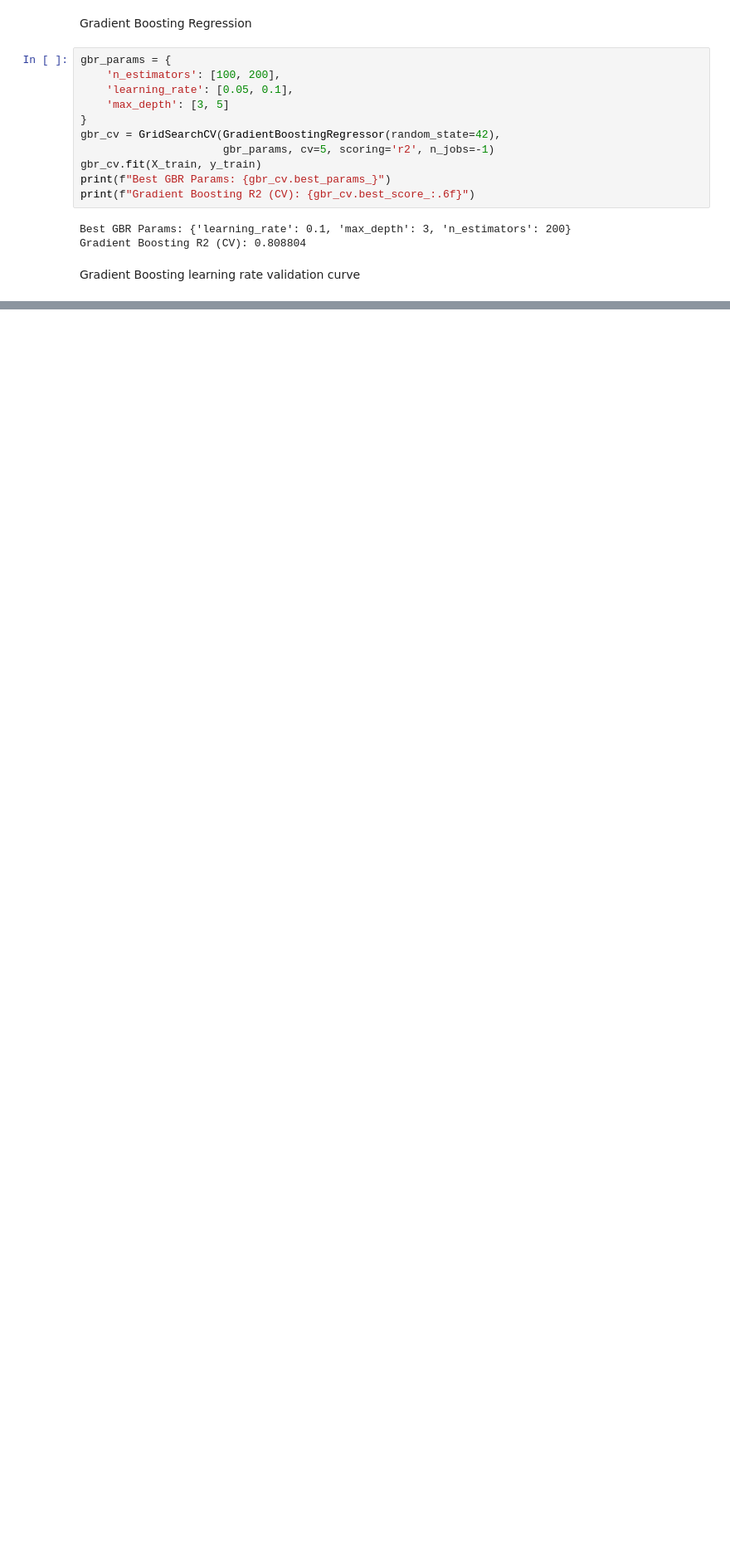
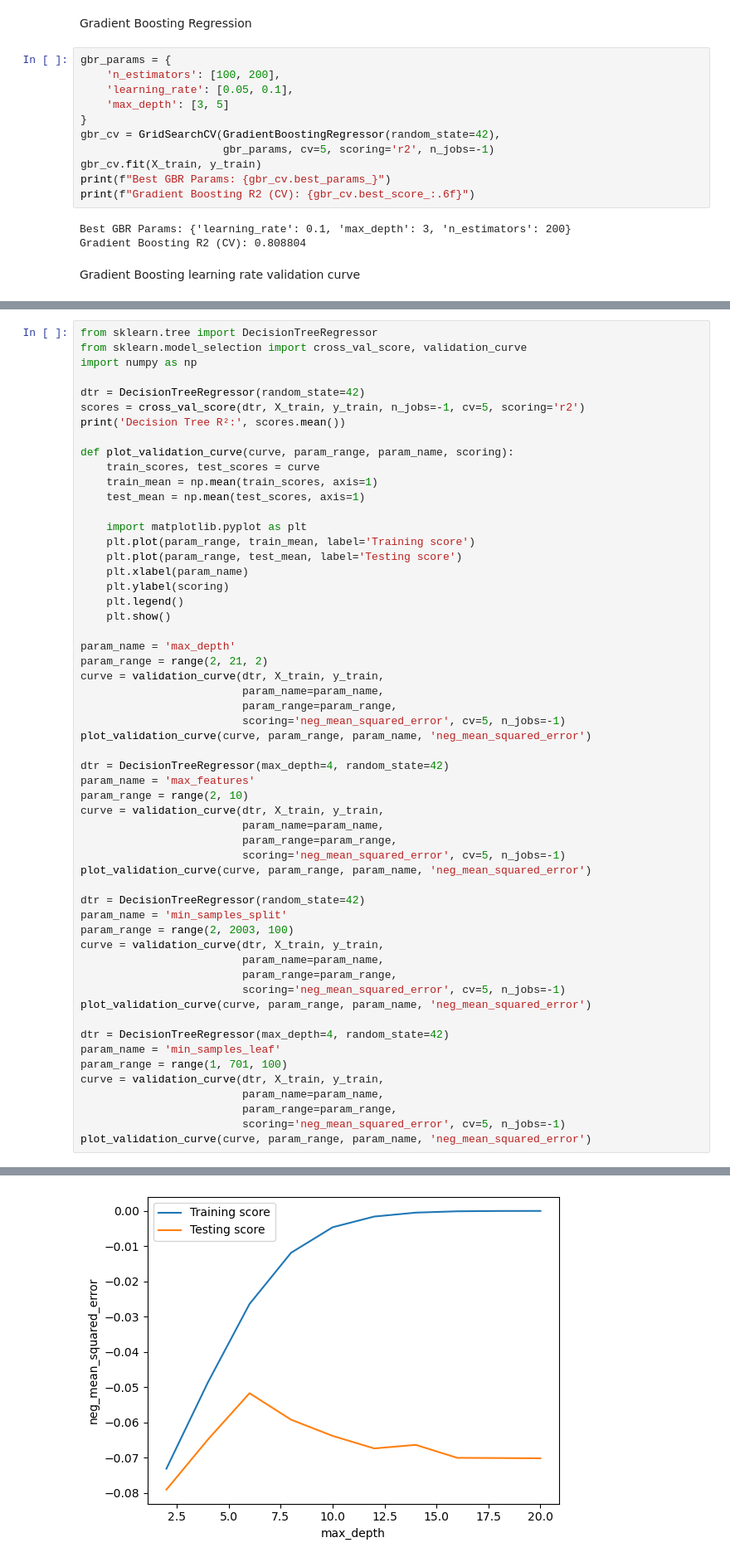
Before and after one commit to KishanSingh2003/House-Price-Pediction, a Jupyter notebook: HousePricePrediction/Training_Models.ipynb, the cells around one changed output, grey strips where cells are left out. Shown at 83% size. Drawn from its saved outputs; the diff is of its cells as text; blank space fills up the shorter version.

Commit message:
Adding Decision Tree  Model With its Validation Curve

```diff
--- a/HousePricePrediction/Training_Models.ipynb
+++ b/HousePricePrediction/Training_Models.ipynb
@@ -285,0 +288,57 @@ plot_validation_curve(
+# %%
+from sklearn.tree import DecisionTreeRegressor
+from sklearn.model_selection import cross_val_score, validation_curve
+import numpy as np
+
+dtr = DecisionTreeRegressor(random_state=42)
+scores = cross_val_score(dtr, X_train, y_train, n_jobs=-1, cv=5, scoring='r2')
+print('Decision Tree R²:', scores.mean())
+
+def plot_validation_curve(curve, param_range, param_name, scoring):
+    train_scores, test_scores = curve
+    train_mean = np.mean(train_scores, axis=1)
+    test_mean = np.mean(test_scores, axis=1)
+
+    import matplotlib.pyplot as plt
+    plt.plot(param_range, train_mean, label='Training score')
+    plt.plot(param_range, test_mean, label='Testing score')
+    plt.xlabel(param_name)
+    plt.ylabel(scoring)
+    plt.legend()
+    plt.show()
+
+param_name = 'max_depth'
+param_range = range(2, 21, 2)
+curve = validation_curve(dtr, X_train, y_train,
+                         param_name=param_name,
+                         param_range=param_range,
+                         scoring='neg_mean_squared_error', cv=5, n_jobs=-1)
+plot_validation_curve(curve, param_range, param_name, 'neg_mean_squared_error')
+
+dtr = DecisionTreeRegressor(max_depth=4, random_state=42)
+param_name = 'max_features'
+param_range = range(2, 10)
+curve = validation_curve(dtr, X_train, y_train,
+                         param_name=param_name,
+                         param_range=param_range,
+                         scoring='neg_mean_squared_error', cv=5, n_jobs=-1)
+plot_validation_curve(curve, param_range, param_name, 'neg_mean_squared_error')
+
+dtr = DecisionTreeRegressor(random_state=42)
+param_name = 'min_samples_split'
+param_range = range(2, 2003, 100)
+curve = validation_curve(dtr, X_train, y_train,
+                         param_name=param_name,
+                         param_range=param_range,
+                         scoring='neg_mean_squared_error', cv=5, n_jobs=-1)
+plot_validation_curve(curve, param_range, param_name, 'neg_mean_squared_error')
+
+dtr = DecisionTreeRegressor(max_depth=4, random_state=42)
+param_name = 'min_samples_leaf'
+param_range = range(1, 701, 100)
+curve = validation_curve(dtr, X_train, y_train,
+                         param_name=param_name,
+                         param_range=param_range,
+                         scoring='neg_mean_squared_error', cv=5, n_jobs=-1)
+plot_validation_curve(curve, param_range, param_name, 'neg_mean_squared_error')
+# %% [output]
@@ -285,0 +346 @@ plot_validation_curve(
+[figure, added]
```
Also changed, not shown: parts of 2 cells of this notebook.
